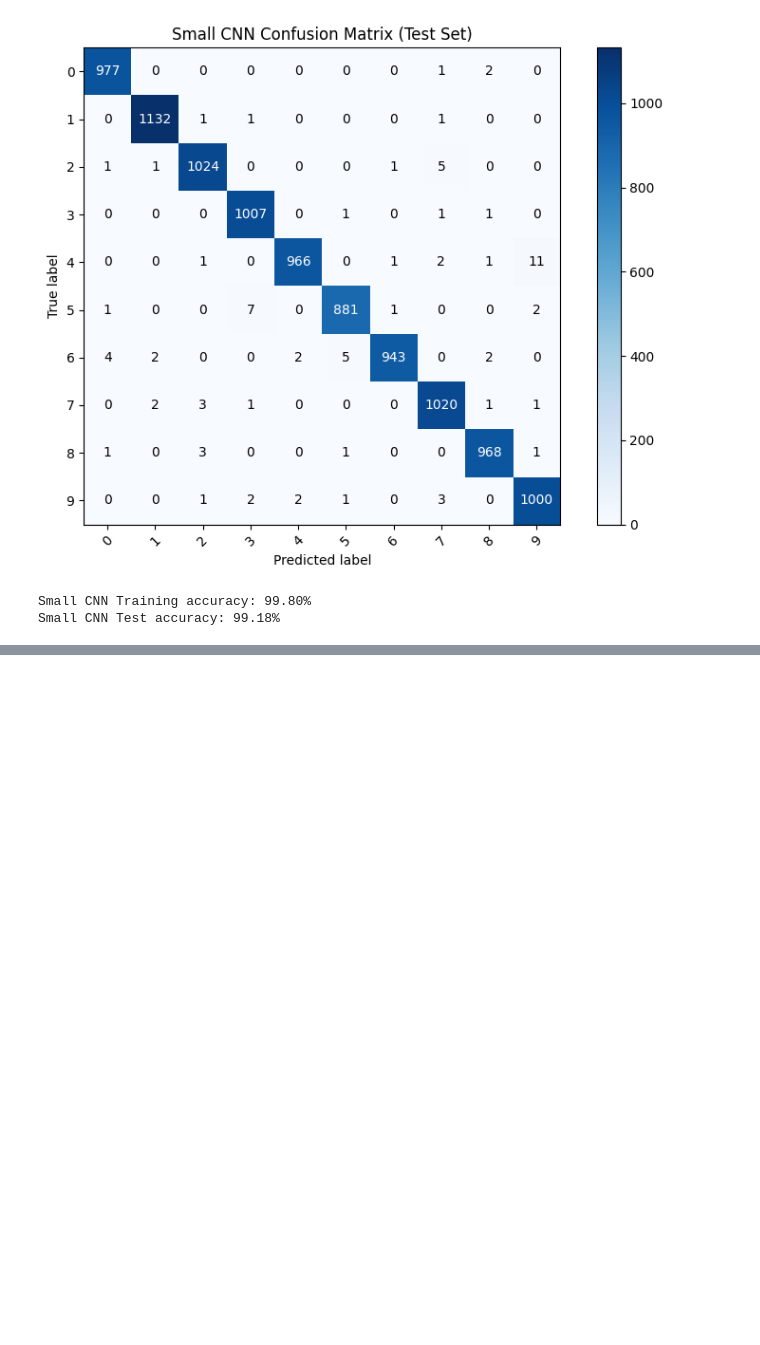
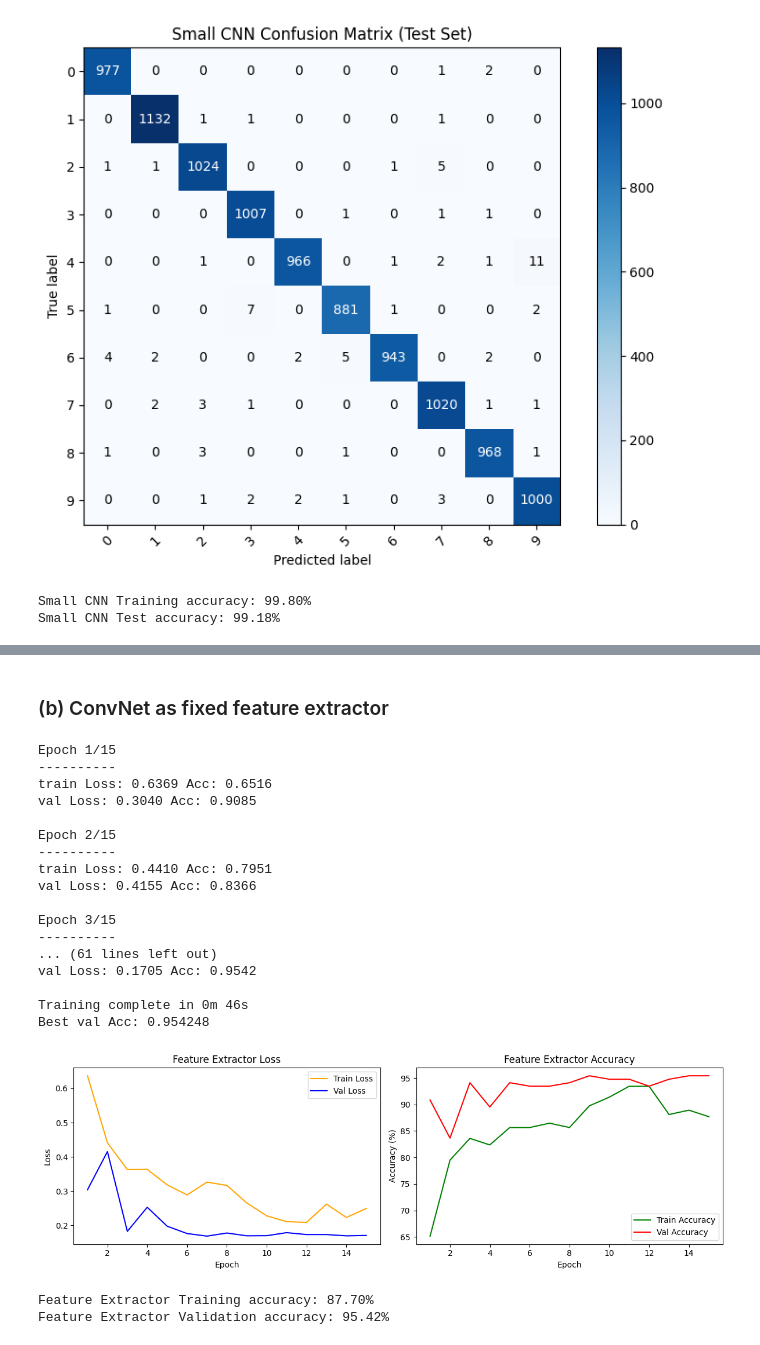
Before and after one commit to maneth-b03p/Image_Processing_and_Machine_Vision_Activities, a Jupyter notebook: Assignment3/230476T_a03.ipynb, the cells around one changed output, grey strips where cells are left out. Drawn from its saved outputs; the diff is of its cells as text; code cells hidden in the pictures; blank space fills up the shorter version.

```diff
--- a/Assignment3/230476T_a03.ipynb
+++ b/Assignment3/230476T_a03.ipynb
@@ -723,0 +922,44 @@ Small CNN Test accuracy: 99.18%
+# %% [markdown]
+### (b) ConvNet as fixed feature extractor
+# %%
+model_conv = models.resnet18(weights = models.ResNet18_Weights.IMAGENET1K_V1)
+for param in model_conv.parameters():
+    param.requires_grad = False
+
+num_ftrs = model_conv.fc.in_features
+model_conv.fc = nn.Linear(num_ftrs, len(class_names))
+
+model_conv = model_conv.to(device)
+
+criterion = nn.CrossEntropyLoss()
+
+optimizer_conv = optim.SGD(model_conv.fc.parameters(), lr = 0.001, momentum = 0.9)
+exp_lr_scheduler = lr_scheduler.StepLR(optimizer_conv, step_size = 7, gamma = 0.1)
+
+model_conv, history_fe = train_model(model_conv, criterion, optimizer_conv, exp_lr_scheduler, num_epochs = 15)
+
+plot_history(history_fe, 'Feature Extractor')
+
+print(f"Feature Extractor Training accuracy: {history_fe['train_acc'][-1]:.2f}%")
+print(f"Feature Extractor Validation accuracy: {history_fe['val_acc'][-1]:.2f}%")
+# %% [output]
+Epoch 1/15
+----------
+train Loss: 0.6369 Acc: 0.6516
+val Loss: 0.3040 Acc: 0.9085
+
+Epoch 2/15
+----------
+train Loss: 0.4410 Acc: 0.7951
+val Loss: 0.4155 Acc: 0.8366
+
+Epoch 3/15
+----------
+... (61 lines left out)
+val Loss: 0.1705 Acc: 0.9542
+
+Training complete in 0m 46s
+Best val Acc: 0.954248
+[figure, added]
+Feature Extractor Training accuracy: 87.70%
+Feature Extractor Validation accuracy: 95.42%
```
Also changed, not shown: parts of 5 cells of this notebook.
